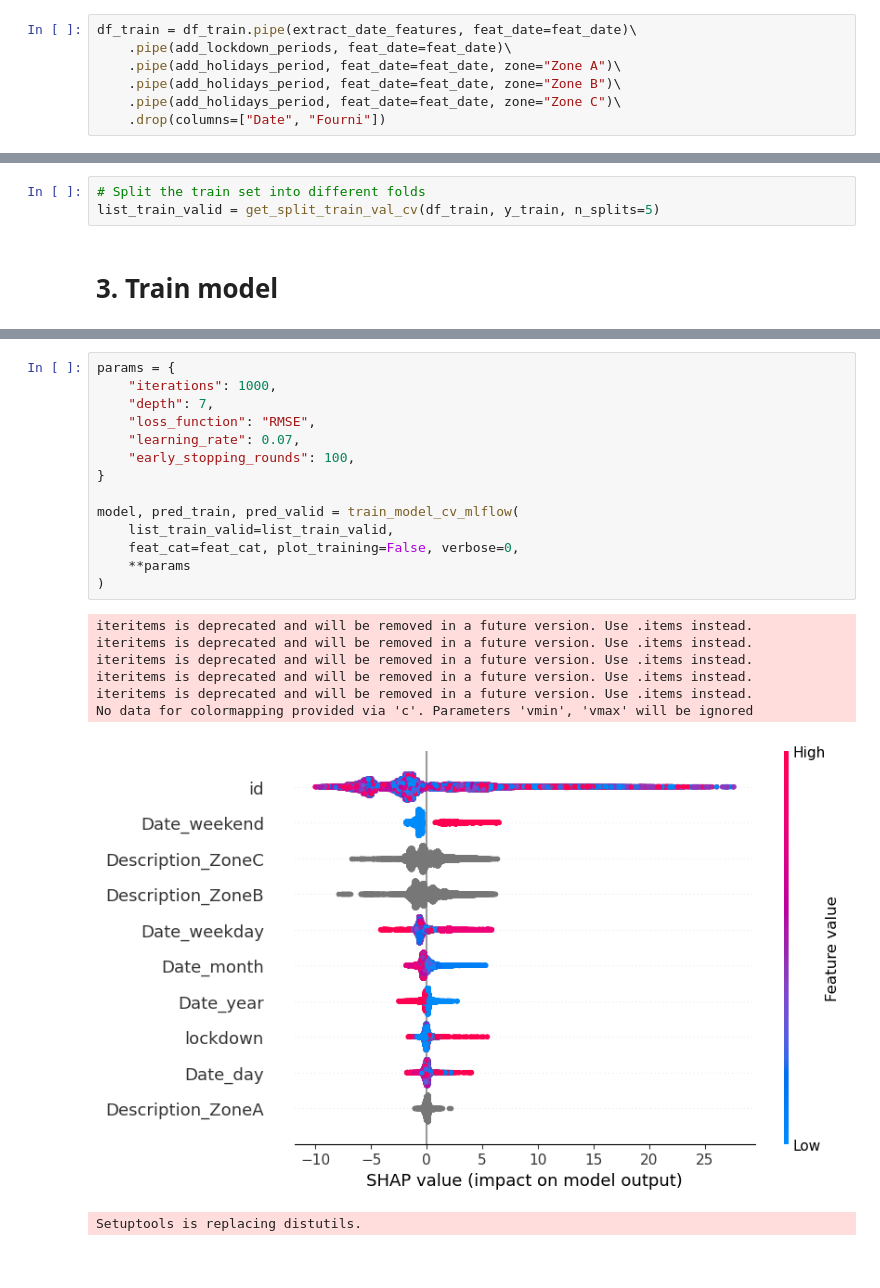
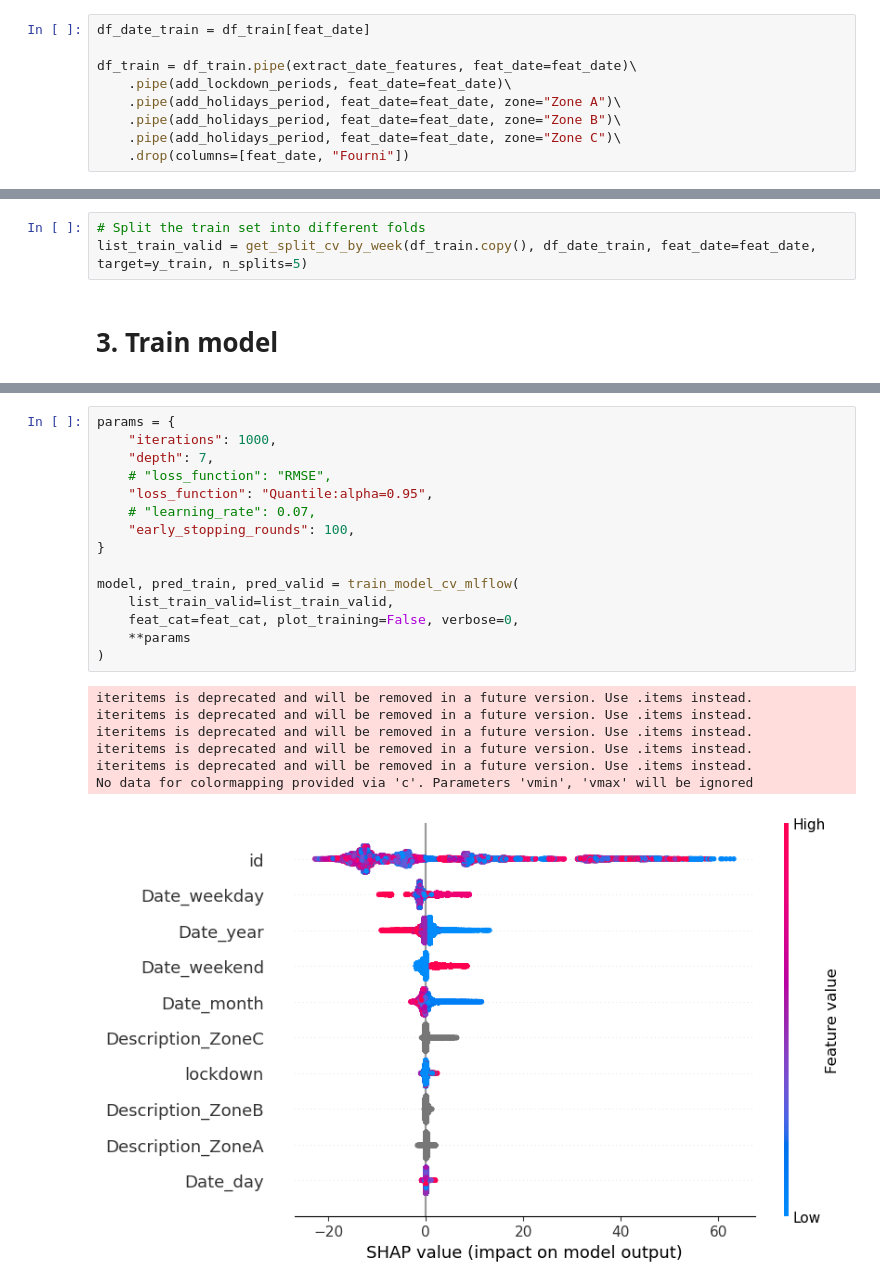
Before and after one commit to BWallyn/demand-forecast, a Jupyter notebook: notebooks/2-train-model.ipynb, the cells around one changed output, grey strips where cells are left out. Saved outputs shown, nothing was run; the diff lists cells and outputs as text; blank space fills up the shorter version.

```diff
--- a/notebooks/2-train-model.ipynb
+++ b/notebooks/2-train-model.ipynb
@@ -57,12 +57,14 @@ To prepare data, the following feature engineering is done:
 
 6. Drop columns Date and Fourni which will not be used in the model
 # %%
+df_date_train = df_train[feat_date]
+
 df_train = df_train.pipe(extract_date_features, feat_date=feat_date)\
     .pipe(add_lockdown_periods, feat_date=feat_date)\
     .pipe(add_holidays_period, feat_date=feat_date, zone="Zone A")\
     .pipe(add_holidays_period, feat_date=feat_date, zone="Zone B")\
     .pipe(add_holidays_period, feat_date=feat_date, zone="Zone C")\
-    .drop(columns=["Date", "Fourni"])
+    .drop(columns=[feat_date, "Fourni"])
 # %%
 df_train
 # %% [output]
@@ -89,5 +93,5 @@ The train set is split into folds using expanding window validation. It means, w
 # %%
 # Split the train set into different folds
-list_train_valid = get_split_train_val_cv(df_train, y_train, n_splits=5)
+list_train_valid = get_split_cv_by_week(df_train.copy(), df_date_train, feat_date=feat_date, target=y_train, n_splits=5)
 # %% [markdown]
 # 3. Train model
@@ -96,23 +110,23 @@ list_train_valid = get_split_train_val_cv(df_train, y_train, n_splits=5)
 # %%
 params = {
     "iterations": 1000,
     "depth": 7,
-    "loss_function": "RMSE",
-    "learning_rate": 0.07,
+    # "loss_function": "RMSE",
+    "loss_function": "Quantile:alpha=0.95",
+    # "learning_rate": 0.07,
     "early_stopping_rounds": 100,
 }
 
 model, pred_train, pred_valid = train_model_cv_mlflow(
     list_train_valid=list_train_valid,
     feat_cat=feat_cat, plot_training=False, verbose=0,
     **params
 )
 # %% [output]
 iteritems is deprecated and will be removed in a future version. Use .items instead.
 iteritems is deprecated and will be removed in a future version. Use .items instead.
 iteritems is deprecated and will be removed in a future version. Use .items instead.
 iteritems is deprecated and will be removed in a future version. Use .items instead.
 iteritems is deprecated and will be removed in a future version. Use .items instead.
 No data for colormapping provided via 'c'. Parameters 'vmin', 'vmax' will be ignored
-[figure, old version]
+[figure, new version]
-Setuptools is replacing distutils.
```
Also changed, not shown: parts of 8 cells of this notebook.
